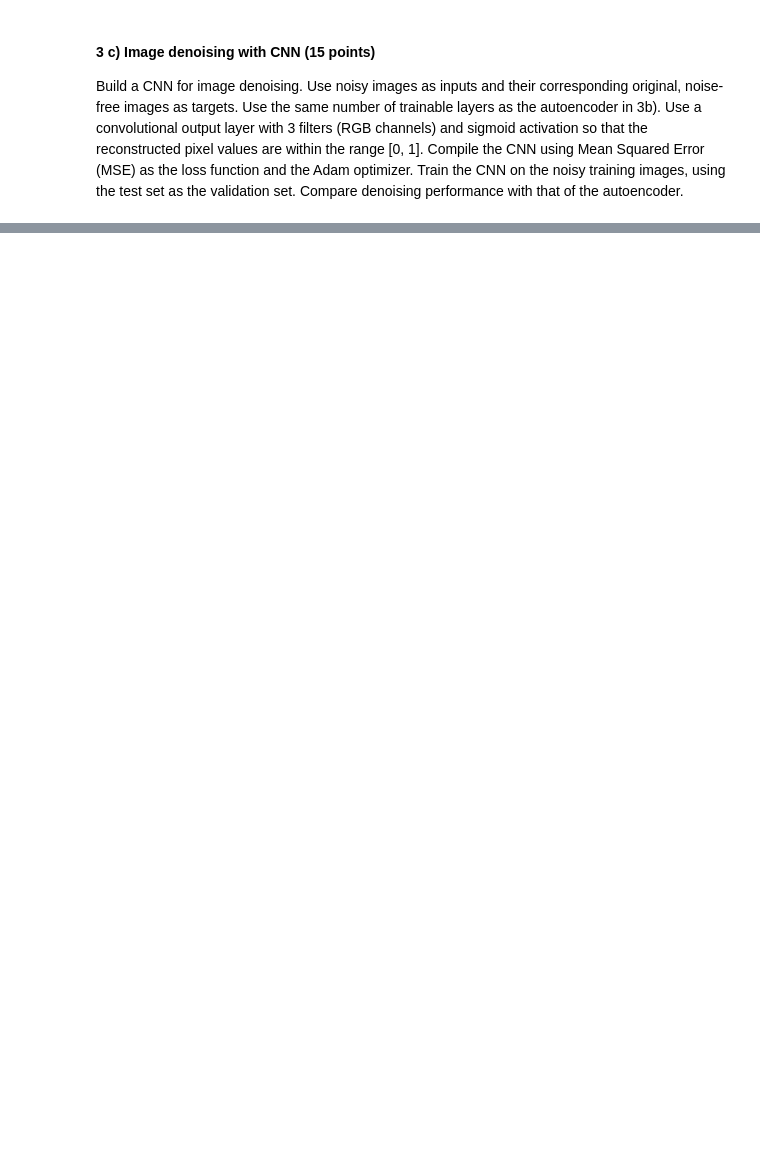
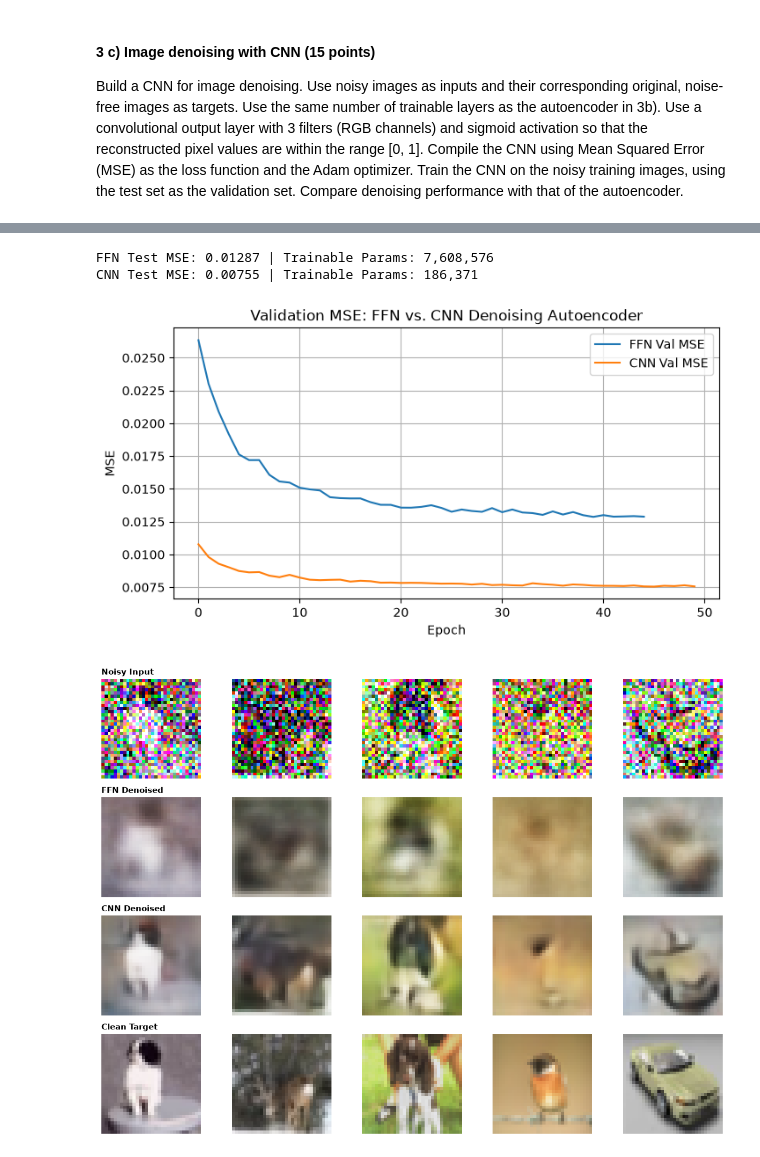
Before and after one commit to cloverco3la/GRA-41624-Deep-Learning, a Jupyter notebook: project-GRA4162-fall2026.ipynb, the cells around one changed output, grey strips where cells are left out. Drawn from its saved outputs; the diff is of its cells as text; code cells hidden in the pictures; blank space fills up the shorter version.

```diff
--- a/project-GRA4162-fall2026.ipynb
+++ b/project-GRA4162-fall2026.ipynb
@@ -804,0 +1100,56 @@ Compare denoising performance with that of the autoencoder.
+# %%
+def ex3d_comparisons():
+    # 1. Quantitative comparison on the test set
+    ffn_test_mse = ex3_FFN_model.evaluate(
+        tf.reshape(ex3_test_data[1], (-1, 32 * 32 * 3)),
+        ex3_test_data[0],
+        verbose=0,
+    )[0]
+    cnn_test_mse = ex3_CNN_model.evaluate(
+        ex3_test_data[1],
+        ex3_test_data[0],
+        verbose=0,
+    )[0]
+
+    print(f"FFN Test MSE: {ffn_test_mse:.5f} | Trainable Params: {ex3_FFN_model.count_params():,}")
+    print(f"CNN Test MSE: {cnn_test_mse:.5f} | Trainable Params: {ex3_CNN_model.count_params():,}")
+
+    # 2. Validation MSE learning curves
+    plt.figure(figsize=(8, 4))
+    plt.plot(ex3_FFN_history.history["val_mse"], label="FFN Val MSE")
+    plt.plot(ex3_CNN_history.history["val_mse"], label="CNN Val MSE")
+    plt.xlabel("Epoch")
+    plt.ylabel("MSE")
+    plt.title("Validation MSE: FFN vs. CNN Denoising Autoencoder")
+    plt.legend()
+    plt.grid(True)
+    plt.show()
+
+    # 3. Visual comparison on 5 test images
+    n = 5
+    noisy_samples = ex3_test_data[1][:n]
+    clean_samples = ex3_test_data[0][:n]
+
+    ffn_preds = ex3_FFN_model.predict(tf.reshape(noisy_samples, (-1, 32 * 32 * 3)), verbose=0)
+    cnn_preds = ex3_CNN_model.predict(noisy_samples, verbose=0)
+
+    fig, axes = plt.subplots(4, n, figsize=(2.5 * n, 9))
+    row_titles = ["Noisy Input", "FFN Denoised", "CNN Denoised", "Clean Target"]
+    rows = [noisy_samples, ffn_preds, cnn_preds, clean_samples]
+
+    for r, (row_imgs, title) in enumerate(zip(rows, row_titles)):
+        for c in range(n):
+            axes[r, c].imshow(np.clip(row_imgs[c], 0, 1))
+            axes[r, c].axis("off")
+            if c == 0:
+                axes[r, c].set_title(title, loc="left", fontsize=11, fontweight="bold")
+
+    plt.tight_layout()
+    plt.show()
+
+ex3d_comparisons()
+# %% [output]
+FFN Test MSE: 0.01287 | Trainable Params: 7,608,576
+CNN Test MSE: 0.00755 | Trainable Params: 186,371
+[figure, added]
+[figure, added]
```
Also changed, not shown: parts of 15 cells of this notebook.
